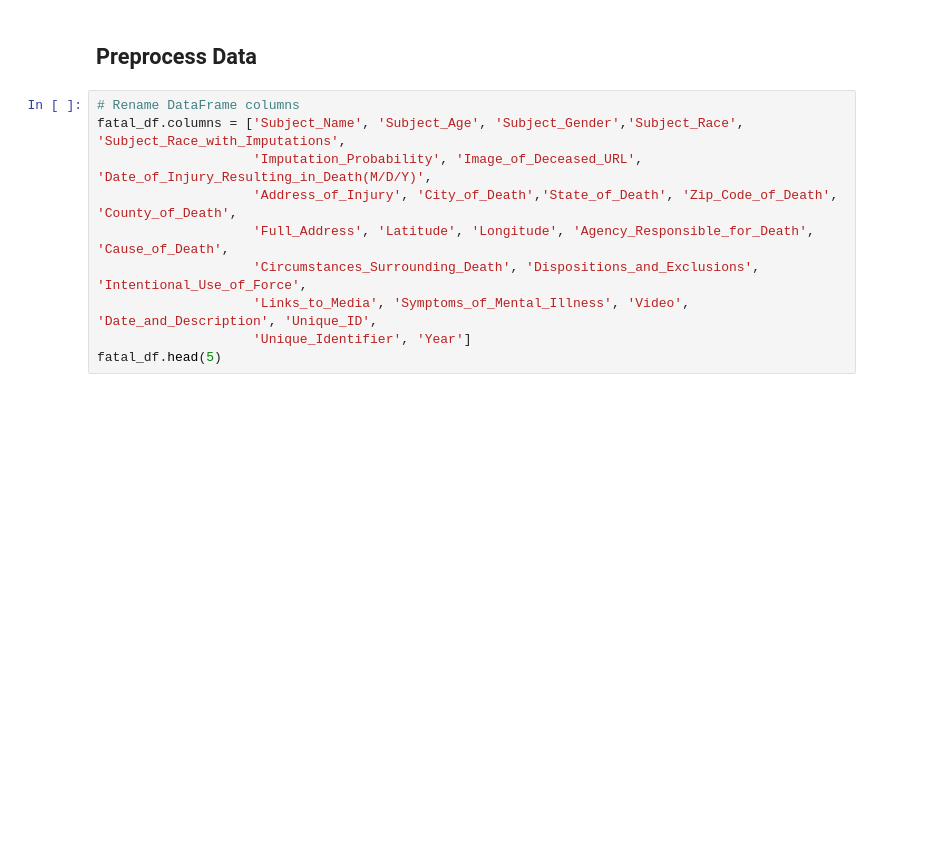
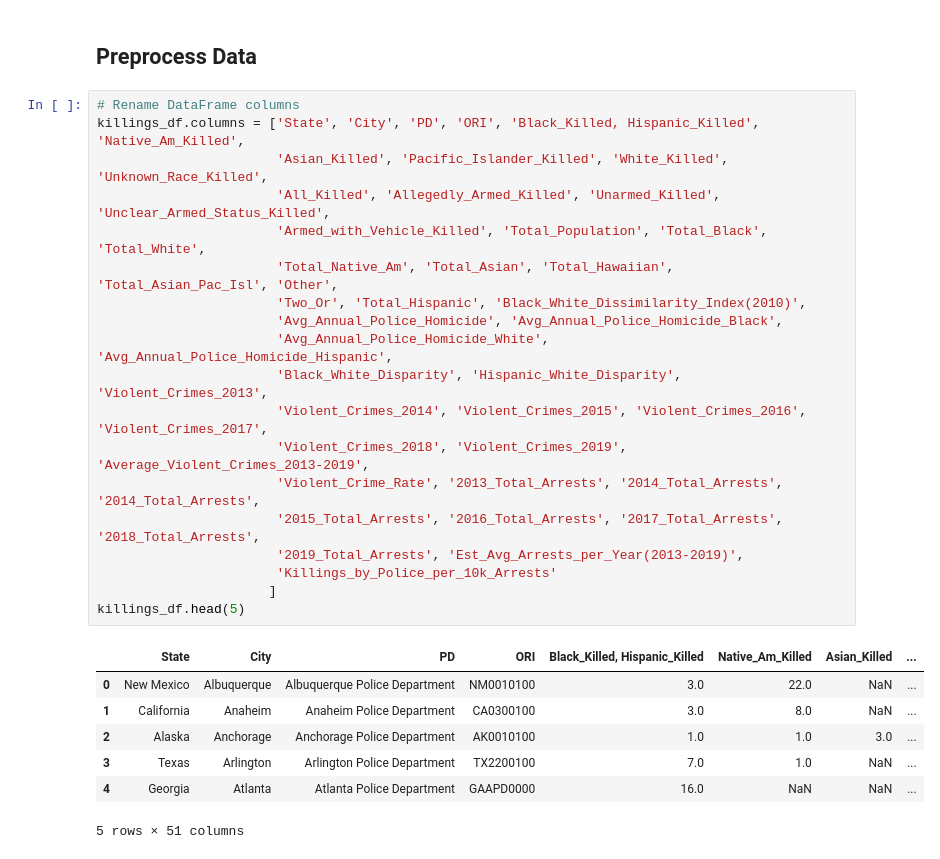
Before and after one commit to TamaraGR/Police_Violence_Analysis, a Jupyter notebook: Machine_Learning_Model_Mockup.ipynb, the cells around one changed output. Cells and saved outputs as stored; diff of their text form; blank space fills up the shorter version.

```diff
--- a/Machine_Learning_Model_Mockup.ipynb
+++ b/Machine_Learning_Model_Mockup.ipynb
@@ -26,14 +40,31 @@ fatal_df.head()
 # %% [markdown]
 ## Preprocess Data
-# %%
-# Rename DataFrame columns
-fatal_df.columns = ['Subject_Name', 'Subject_Age', 'Subject_Gender','Subject_Race', 'Subject_Race_with_Imputations',
-                    'Imputation_Probability', 'Image_of_Deceased_URL', 'Date_of_Injury_Resulting_in_Death(M/D/Y)',
-                    'Address_of_Injury', 'City_of_Death','State_of_Death', 'Zip_Code_of_Death', 'County_of_Death',
-                    'Full_Address', 'Latitude', 'Longitude', 'Agency_Responsible_for_Death', 'Cause_of_Death',
-                    'Circumstances_Surrounding_Death', 'Dispositions_and_Exclusions', 'Intentional_Use_of_Force',
-                    'Links_to_Media', 'Symptoms_of_Mental_Illness', 'Video', 'Date_and_Description', 'Unique_ID',
-                    'Unique_Identifier', 'Year']
-fatal_df.head(5)
+# %%
+# Rename DataFrame columns
+killings_df.columns = ['State', 'City', 'PD', 'ORI', 'Black_Killed, Hispanic_Killed', 'Native_Am_Killed',
+                       'Asian_Killed', 'Pacific_Islander_Killed', 'White_Killed', 'Unknown_Race_Killed',
+                       'All_Killed', 'Allegedly_Armed_Killed', 'Unarmed_Killed', 'Unclear_Armed_Status_Killed',
+                       'Armed_with_Vehicle_Killed', 'Total_Population', 'Total_Black', 'Total_White',
+                       'Total_Native_Am', 'Total_Asian', 'Total_Hawaiian', 'Total_Asian_Pac_Isl', 'Other',
+                       'Two_Or', 'Total_Hispanic', 'Black_White_Dissimilarity_Index(2010)',
+                       'Avg_Annual_Police_Homicide', 'Avg_Annual_Police_Homicide_Black',
+                       'Avg_Annual_Police_Homicide_White', 'Avg_Annual_Police_Homicide_Hispanic',
+                       'Black_White_Disparity', 'Hispanic_White_Disparity', 'Violent_Crimes_2013',
+                       'Violent_Crimes_2014', 'Violent_Crimes_2015', 'Violent_Crimes_2016', 'Violent_Crimes_2017',
+                       'Violent_Crimes_2018', 'Violent_Crimes_2019', 'Average_Violent_Crimes_2013-2019',
+                       'Violent_Crime_Rate', '2013_Total_Arrests', '2014_Total_Arrests', '2014_Total_Arrests',
+                       '2015_Total_Arrests', '2016_Total_Arrests', '2017_Total_Arrests', '2018_Total_Arrests',
+                       '2019_Total_Arrests', 'Est_Avg_Arrests_per_Year(2013-2019)',
+                       'Killings_by_Police_per_10k_Arrests'
+                      ]
+killings_df.head(5)
+# %% [output]
+|  | State | City | PD | ORI | Black_Killed, Hispanic_Killed | Native_Am_Killed | Asian_Killed | ... |
+| 0 | New Mexico | Albuquerque | Albuquerque Police Department | NM0010100 | 3.0 | 22.0 | NaN | ... |
+| 1 | California | Anaheim | Anaheim Police Department | CA0300100 | 3.0 | 8.0 | NaN | ... |
+| 2 | Alaska | Anchorage | Anchorage Police Department | AK0010100 | 1.0 | 1.0 | 3.0 | ... |
+| 3 | Texas | Arlington | Arlington Police Department | TX2200100 | 7.0 | 1.0 | NaN | ... |
+| 4 | Georgia | Atlanta | Atlanta Police Department | GAAPD0000 | 16.0 | NaN | NaN | ... |
+5 rows × 51 columns
 # %%
 # Get column data types
```
Also changed, not shown: parts of 7 cells of this notebook, 8 other files.
